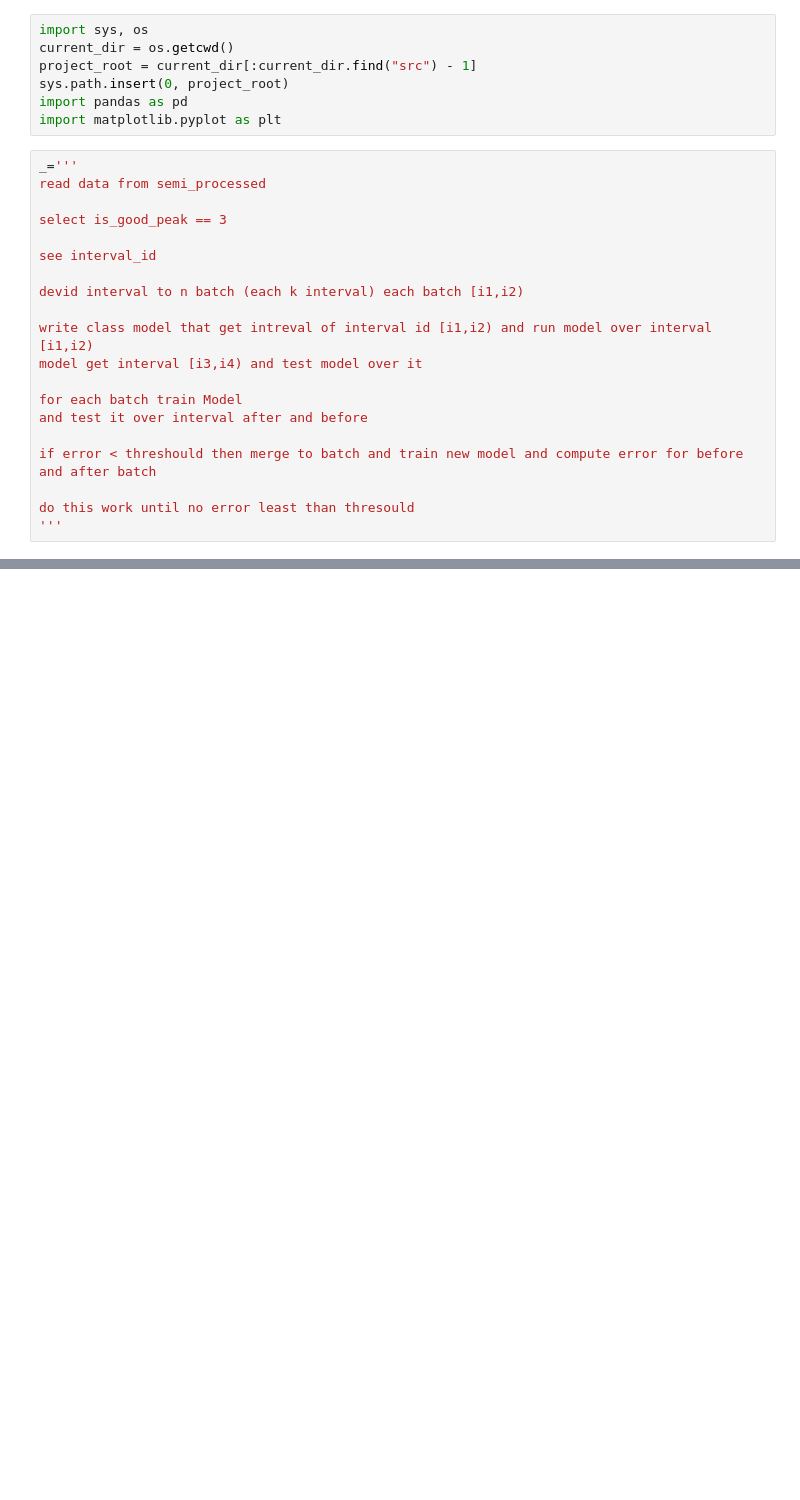
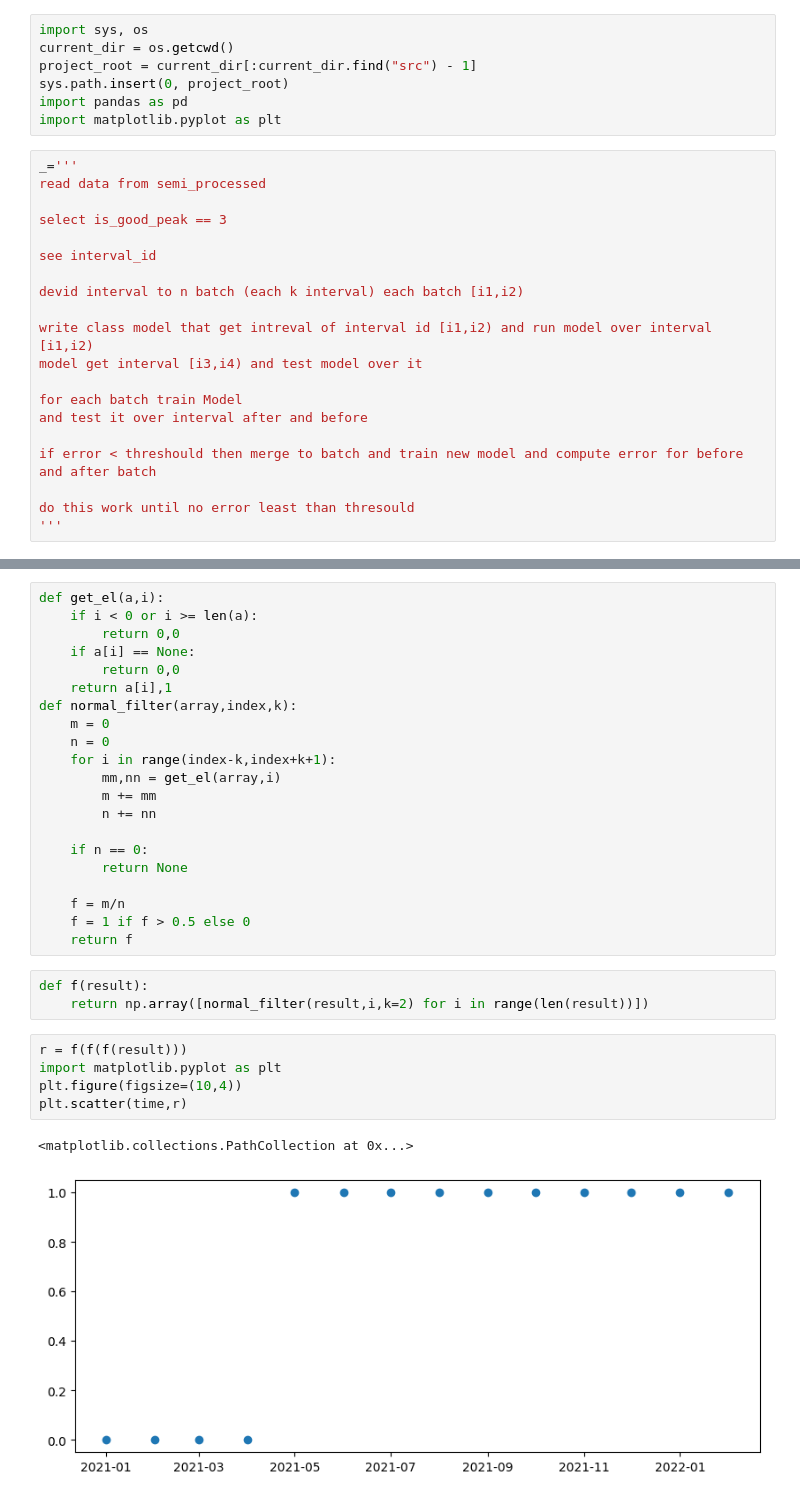
Before and after one commit to SHSMJ200/Bargh_ML, a Jupyter notebook: src/models/jupyter_files/change_detector.ipynb, the cells around one changed output, grey strips where cells are left out. Drawn from its saved outputs; the diff is of its cells as text; blank space fills up the shorter version.

```diff
--- a/src/models/jupyter_files/change_detector.ipynb
+++ b/src/models/jupyter_files/change_detector.ipynb
@@ -296,0 +426,32 @@ weighted avg       0.99      0.99      0.99      4597
+# %%
+def get_el(a,i):
+    if i < 0 or i >= len(a):
+        return 0,0
+    if a[i] == None:
+        return 0,0
+    return a[i],1
+def normal_filter(array,index,k):
+    m = 0
+    n = 0
+    for i in range(index-k,index+k+1):
+        mm,nn = get_el(array,i)
+        m += mm
+        n += nn
+
+    if n == 0:
+        return None
+
+    f = m/n
+    f = 1 if f > 0.5 else 0
+    return f
+# %%
+def f(result):
+    return np.array([normal_filter(result,i,k=2) for i in range(len(result))])
+# %%
+r = f(f(f(result)))
+import matplotlib.pyplot as plt
+plt.figure(figsize=(10,4))
+plt.scatter(time,r)
+# %% [output]
+<matplotlib.collections.PathCollection at 0x...>
+[figure, added]
```
Also changed, not shown: parts of 20 cells of this notebook, 2 other files.
